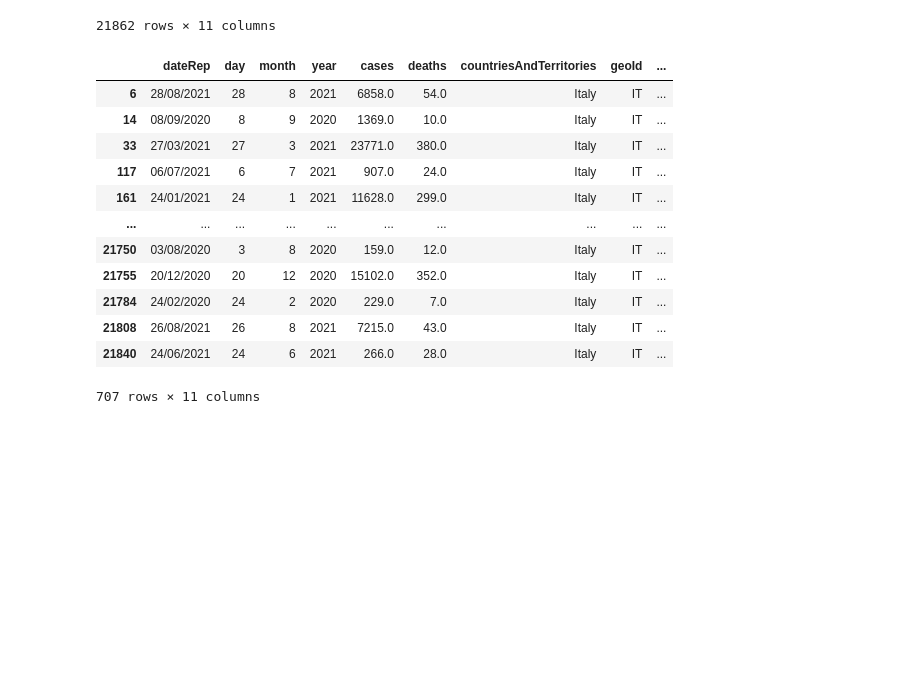
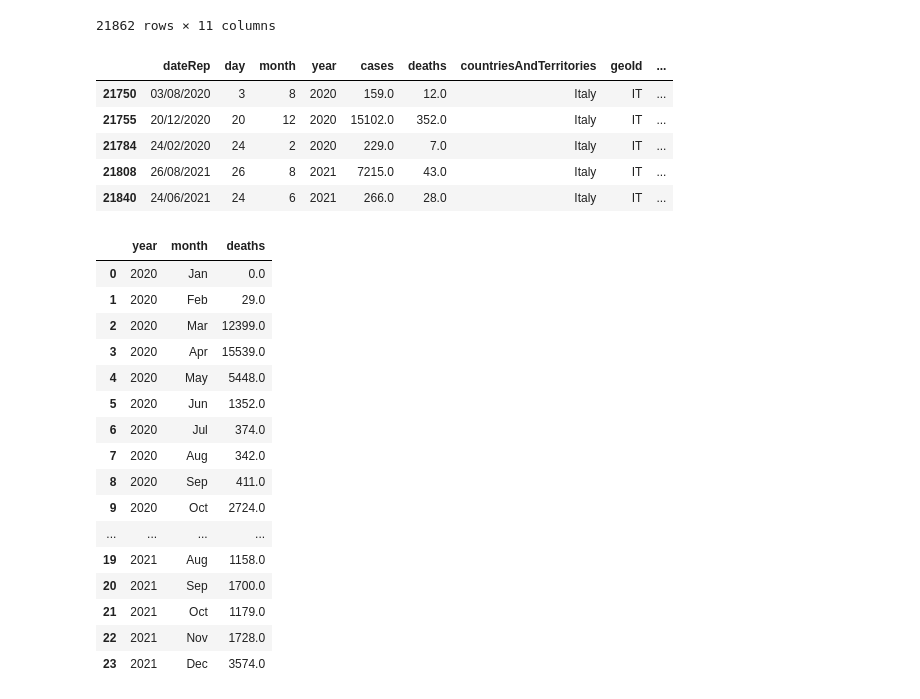
Before and after one commit to elenaabcc/CovidAnalysis4CPDM, a Jupyter notebook: deaths_analysis.ipynb, the cells around one changed output. Cells and saved outputs as stored; diff of their text form; code cells hidden in the pictures; blank space fills up the shorter version.

Commit message:
death sistemato

```diff
--- a/deaths_analysis.ipynb
+++ b/deaths_analysis.ipynb
@@ -25,19 +25,49 @@ deaths
 21862 rows × 11 columns
 # %%
 deaths_ita=deaths[deaths.countriesAndTerritories=='Italy']
-deaths_ita
+deaths_ita_upd=deaths_ita[deaths_ita.year!=2022]
+deaths_ita_upd.tail()
 # %% [output]
 |  | dateRep | day | month | year | cases | deaths | countriesAndTerritories | geoId | ... |
-| 6 | 28/08/2021 | 28 | 8 | 2021 | 6858.0 | 54.0 | Italy | IT | ... |
-| 14 | 08/09/2020 | 8 | 9 | 2020 | 1369.0 | 10.0 | Italy | IT | ... |
-| 33 | 27/03/2021 | 27 | 3 | 2021 | 23771.0 | 380.0 | Italy | IT | ... |
-| 117 | 06/07/2021 | 6 | 7 | 2021 | 907.0 | 24.0 | Italy | IT | ... |
-| 161 | 24/01/2021 | 24 | 1 | 2021 | 11628.0 | 299.0 | Italy | IT | ... |
-| ... | ... | ... | ... | ... | ... | ... | ... | ... | ... |
 | 21750 | 03/08/2020 | 3 | 8 | 2020 | 159.0 | 12.0 | Italy | IT | ... |
 | 21755 | 20/12/2020 | 20 | 12 | 2020 | 15102.0 | 352.0 | Italy | IT | ... |
 | 21784 | 24/02/2020 | 24 | 2 | 2020 | 229.0 | 7.0 | Italy | IT | ... |
 | 21808 | 26/08/2021 | 26 | 8 | 2021 | 7215.0 | 43.0 | Italy | IT | ... |
 | 21840 | 24/06/2021 | 24 | 6 | 2021 | 266.0 | 28.0 | Italy | IT | ... |
-707 rows × 11 columns
+# %%
+df=deaths_ita_upd.pivot_table(index=['year', 'month'], values='deaths', aggfunc='sum').reset_index()
+top_row = pd.DataFrame({'year':[2020],'month':[1],'deaths':[0.0]})
+# Concat with old DataFrame and reset the Index.
+df = pd.concat([top_row, df]).reset_index(drop = True)
+df.replace(1, "Jan", inplace=True)
+df.replace(2, "Feb", inplace=True)
+df.replace(3, "Mar", inplace=True)
+df.replace(4, "Apr", inplace=True)
+df.replace(5, "May", inplace=True)
+df.replace(6, "Jun", inplace=True)
+df.replace(7, "Jul", inplace=True)
+df.replace(8, "Aug", inplace=True)
+df.replace(9, "Sep", inplace=True)
+df.replace(10, "Oct", inplace=True)
+df.replace(11, "Nov", inplace=True)
+df.replace(12, "Dec", inplace=True)
+df
+# %% [output]
+|  | year | month | deaths |
+| 0 | 2020 | Jan | 0.0 |
+| 1 | 2020 | Feb | 29.0 |
+| 2 | 2020 | Mar | 12399.0 |
+| 3 | 2020 | Apr | 15539.0 |
+| 4 | 2020 | May | 5448.0 |
+| 5 | 2020 | Jun | 1352.0 |
+| 6 | 2020 | Jul | 374.0 |
+| 7 | 2020 | Aug | 342.0 |
+| 8 | 2020 | Sep | 411.0 |
+| 9 | 2020 | Oct | 2724.0 |
+| ... | ... | ... | ... |
+| 19 | 2021 | Aug | 1158.0 |
+| 20 | 2021 | Sep | 1700.0 |
+| 21 | 2021 | Oct | 1179.0 |
+| 22 | 2021 | Nov | 1728.0 |
+| 23 | 2021 | Dec | 3574.0 |
 # %%
```
Also changed, not shown: parts of 7 cells of this notebook, 3 other files.
